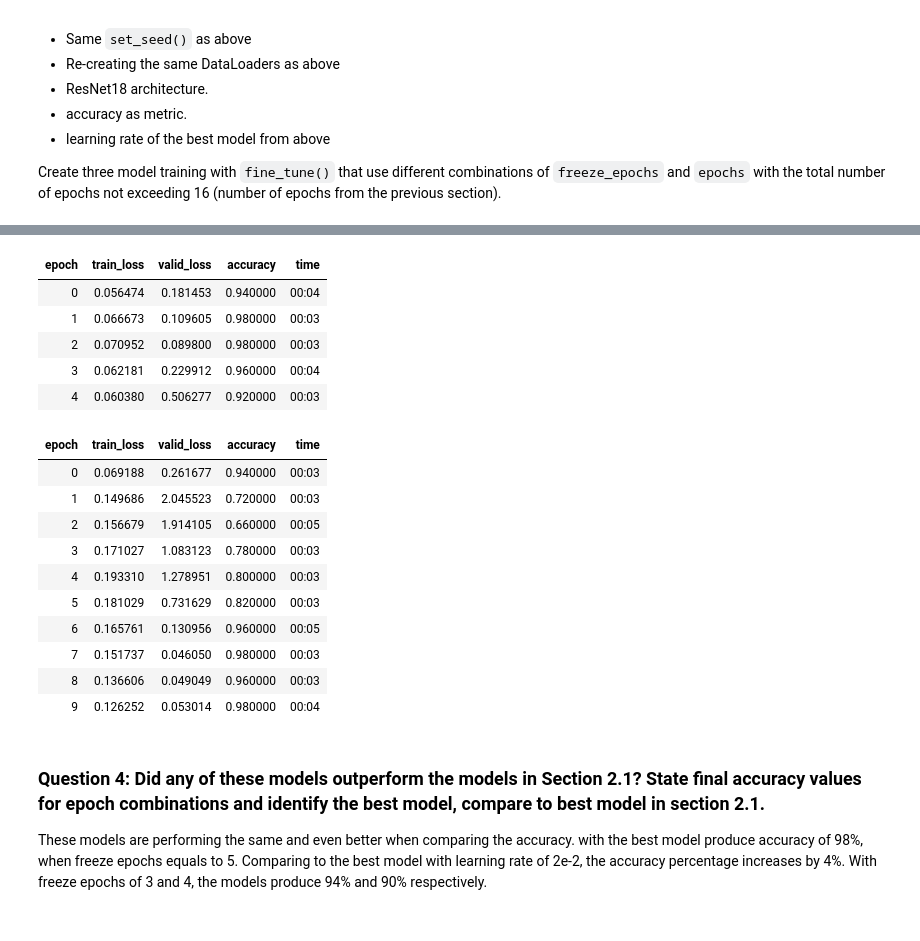
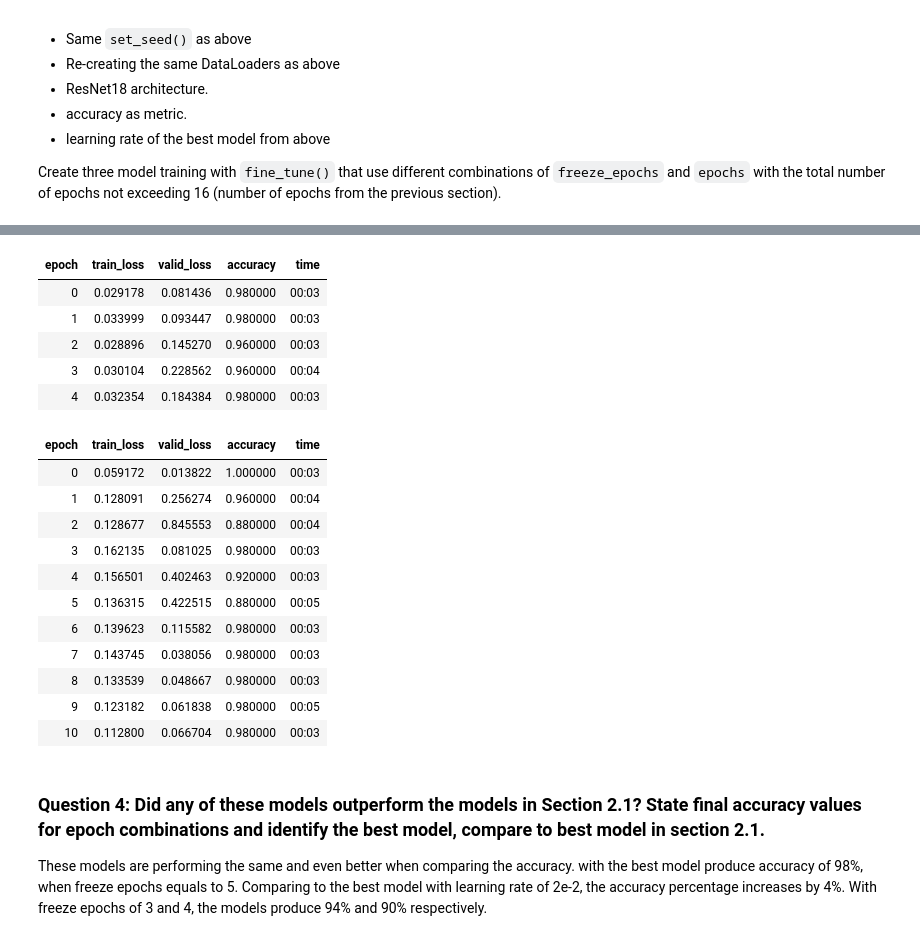
Before and after one commit to HyLe050701/ENCH407Assignment, a Jupyter notebook: lab3_train_finger_count.ipynb, the cells around one changed output, grey strips where cells are left out. Cells and saved outputs as stored; diff of their text form; code cells hidden in the pictures.

```diff
--- a/lab3_train_finger_count.ipynb
+++ b/lab3_train_finger_count.ipynb
@@ -228,23 +229,24 @@ learn.fine_tune(11, freeze_epochs = 4, base_lr=2e-2)
 # %%
-learn.fine_tune(10, freeze_epochs = 5, base_lr=2e-2)
+learn.fine_tune(11, freeze_epochs = 5, base_lr=2e-2)
 # %% [output]
 | epoch | train_loss | valid_loss | accuracy | time |
-| 0 | 0.056474 | 0.181453 | 0.940000 | 00:04 |
-| 1 | 0.066673 | 0.109605 | 0.980000 | 00:03 |
-| 2 | 0.070952 | 0.089800 | 0.980000 | 00:03 |
-| 3 | 0.062181 | 0.229912 | 0.960000 | 00:04 |
-| 4 | 0.060380 | 0.506277 | 0.920000 | 00:03 |
+| 0 | 0.029178 | 0.081436 | 0.980000 | 00:03 |
+| 1 | 0.033999 | 0.093447 | 0.980000 | 00:03 |
+| 2 | 0.028896 | 0.145270 | 0.960000 | 00:03 |
+| 3 | 0.030104 | 0.228562 | 0.960000 | 00:04 |
+| 4 | 0.032354 | 0.184384 | 0.980000 | 00:03 |
 | epoch | train_loss | valid_loss | accuracy | time |
-| 0 | 0.069188 | 0.261677 | 0.940000 | 00:03 |
-| 1 | 0.149686 | 2.045523 | 0.720000 | 00:03 |
-| 2 | 0.156679 | 1.914105 | 0.660000 | 00:05 |
-| 3 | 0.171027 | 1.083123 | 0.780000 | 00:03 |
-| 4 | 0.193310 | 1.278951 | 0.800000 | 00:03 |
-| 5 | 0.181029 | 0.731629 | 0.820000 | 00:03 |
-| 6 | 0.165761 | 0.130956 | 0.960000 | 00:05 |
-| 7 | 0.151737 | 0.046050 | 0.980000 | 00:03 |
-| 8 | 0.136606 | 0.049049 | 0.960000 | 00:03 |
-| 9 | 0.126252 | 0.053014 | 0.980000 | 00:04 |
+| 0 | 0.059172 | 0.013822 | 1.000000 | 00:03 |
+| 1 | 0.128091 | 0.256274 | 0.960000 | 00:04 |
+| 2 | 0.128677 | 0.845553 | 0.880000 | 00:04 |
+| 3 | 0.162135 | 0.081025 | 0.980000 | 00:03 |
+| 4 | 0.156501 | 0.402463 | 0.920000 | 00:03 |
+| 5 | 0.136315 | 0.422515 | 0.880000 | 00:05 |
+| 6 | 0.139623 | 0.115582 | 0.980000 | 00:03 |
+| 7 | 0.143745 | 0.038056 | 0.980000 | 00:03 |
+| 8 | 0.133539 | 0.048667 | 0.980000 | 00:03 |
+| 9 | 0.123182 | 0.061838 | 0.980000 | 00:05 |
+| 10 | 0.112800 | 0.066704 | 0.980000 | 00:03 |
 # %% [markdown]
 ### Question 4: Did any of these models outperform the models in Section 2.1? State final accuracy values for epoch combinations and identify the best model, compare to best model in section 2.1.
 These models are performing the same and even better when comparing the accuracy. with the best model produce accuracy of 98%, when freeze epochs equals to 5. Comparing to the best model with learning rate of 2e-2, the accuracy percentage increases by 4%. With freeze epochs of 3 and 4, the models produce 94% and 90% respectively.
```
Also changed, not shown: parts of 9 cells of this notebook.
